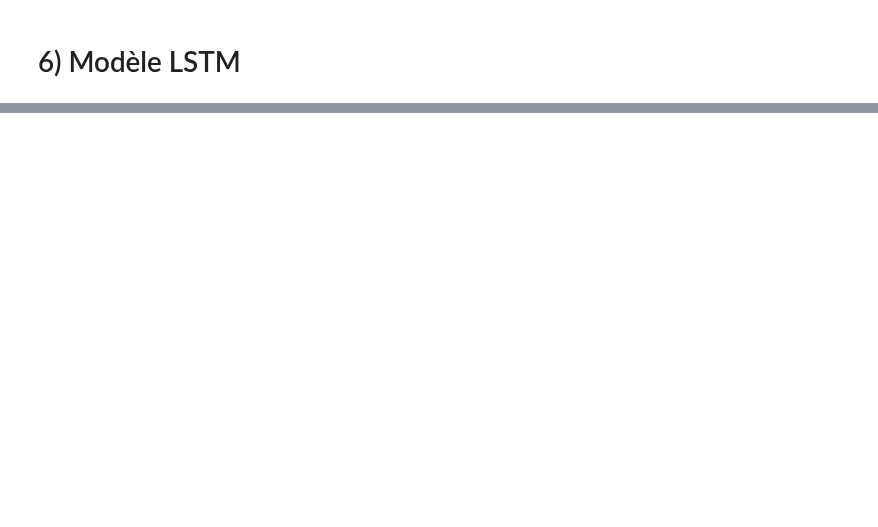
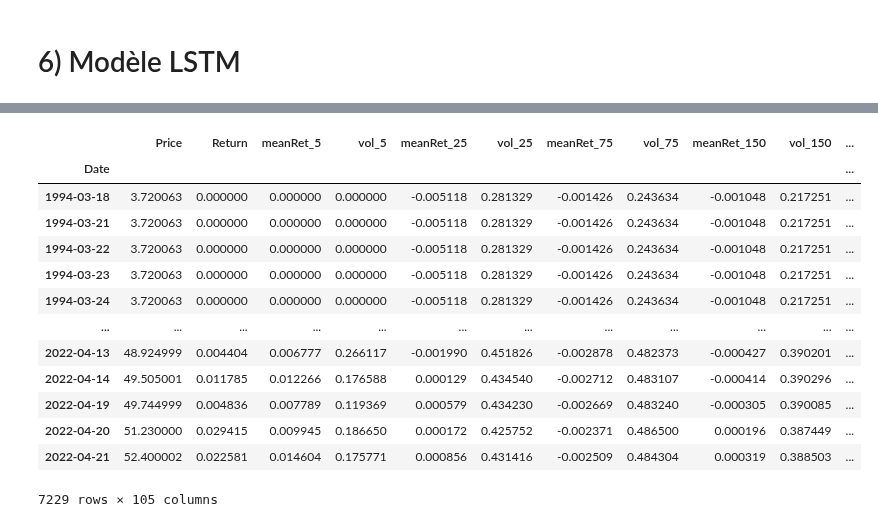
Before and after one commit to ugom2002/projet_DL, a Jupyter notebook: Projet_DL.ipynb, the cells around one changed output, grey strips where cells are left out. Cells and saved outputs as stored; diff of their text form; code cells hidden in the pictures; blank space fills up the shorter version.

```diff
--- a/Projet_DL.ipynb
+++ b/Projet_DL.ipynb
@@ -720,0 +557,67 @@ Transformer - MSE test : 0.000567
+# %%
+import pandas as pd
+import numpy as np
+import pandas_ta as ta
+from sklearn.preprocessing import StandardScaler
+
+# Copie du DataFrame original
+df_TFT = df.copy()
+
+# Ajout des indicateurs techniques
+df_TFT["RSI_14"] = ta.rsi(df_TFT["Price"], length=14)
+
+# Ajout du MACD
+macd = ta.macd(df_TFT["Price"])
+df_TFT["MACD"] = macd["MACD_12_26_9"]
+df_TFT["MACD_Signal"] = macd["MACDs_12_26_9"]
+df_TFT["MACD_Hist"] = macd["MACDh_12_26_9"]
+
+# Ajout des Bandes de Bollinger
+bbands = ta.bbands(df_TFT["Price"], length=20, std=2)
+df_TFT["BB_Lower"] = bbands["BBL_20_2.0"]
+df_TFT["BB_Mid"] = bbands["BBM_20_2.0"]
+df_TFT["BB_Upper"] = bbands["BBU_20_2.0"]
+
+# Ajout du Momentum et du ROC (Rate of Change)
+df_TFT["Momentum_5"] = ta.mom(df_TFT["Price"], length=5)
+df_TFT["ROC_5"] = ta.roc(df_TFT["Price"], length=5)
+
+
+# Suppression des lignes NaN
+df_TFT.dropna(inplace=True)
+
+# Vérification et correction des types des colonnes (si nécessaire)
+for col in ["RSI_14", "MACD", "MACD_Signal", "MACD_Hist", "BB_Lower", "BB_Mid", "BB_Upper", "Momentum_5", "ROC_5"]:
+    df_TFT[col] = pd.to_numeric(df_TFT[col], errors='coerce')
+
+# Suppression des lignes NaN après correction
+df_TFT.dropna(inplace=True)
+
+# Sélection des features et cible
+exclude_cols = ["Price", "Return", "FutureReturn"]
+feature_cols = [c for c in df_TFT.columns if c not in exclude_cols]
+
+X_TFT = df_TFT[feature_cols].values
+y_TFT = df_TFT["FutureReturn"].values
+
+# Normalisation des features
+scaler = StandardScaler()
+X_scaled_TFT = scaler.fit_transform(X_TFT)
+
+# Affiche un aperçu du DataFrame transformé
+display(df_TFT)
+# %% [output]
+|  | Price | Return | meanRet_5 | vol_5 | meanRet_25 | vol_25 | meanRet_75 | vol_75 | meanRet_150 | vol_150 | ... |
+| Date |  |  |  |  |  |  |  |  |  |  | ... |
+| 1994-03-18 | 3.720063 | 0.000000 | 0.000000 | 0.000000 | -0.005118 | 0.281329 | -0.001426 | 0.243634 | -0.001048 | 0.217251 | ... |
+| 1994-03-21 | 3.720063 | 0.000000 | 0.000000 | 0.000000 | -0.005118 | 0.281329 | -0.001426 | 0.243634 | -0.001048 | 0.217251 | ... |
+| 1994-03-22 | 3.720063 | 0.000000 | 0.000000 | 0.000000 | -0.005118 | 0.281329 | -0.001426 | 0.243634 | -0.001048 | 0.217251 | ... |
+| 1994-03-23 | 3.720063 | 0.000000 | 0.000000 | 0.000000 | -0.005118 | 0.281329 | -0.001426 | 0.243634 | -0.001048 | 0.217251 | ... |
+| 1994-03-24 | 3.720063 | 0.000000 | 0.000000 | 0.000000 | -0.005118 | 0.281329 | -0.001426 | 0.243634 | -0.001048 | 0.217251 | ... |
+| ... | ... | ... | ... | ... | ... | ... | ... | ... | ... | ... | ... |
+| 2022-04-13 | 48.924999 | 0.004404 | 0.006777 | 0.266117 | -0.001990 | 0.451826 | -0.002878 | 0.482373 | -0.000427 | 0.390201 | ... |
+| 2022-04-14 | 49.505001 | 0.011785 | 0.012266 | 0.176588 | 0.000129 | 0.434540 | -0.002712 | 0.483107 | -0.000414 | 0.390296 | ... |
+| 2022-04-19 | 49.744999 | 0.004836 | 0.007789 | 0.119369 | 0.000579 | 0.434230 | -0.002669 | 0.483240 | -0.000305 | 0.390085 | ... |
+| 2022-04-20 | 51.230000 | 0.029415 | 0.009945 | 0.186650 | 0.000172 | 0.425752 | -0.002371 | 0.486500 | 0.000196 | 0.387449 | ... |
+| 2022-04-21 | 52.400002 | 0.022581 | 0.014604 | 0.175771 | 0.000856 | 0.431416 | -0.002509 | 0.484304 | 0.000319 | 0.388503 | ... |
+7229 rows × 105 columns
```
Also changed, not shown: parts of 17 cells of this notebook, 1 other file.
